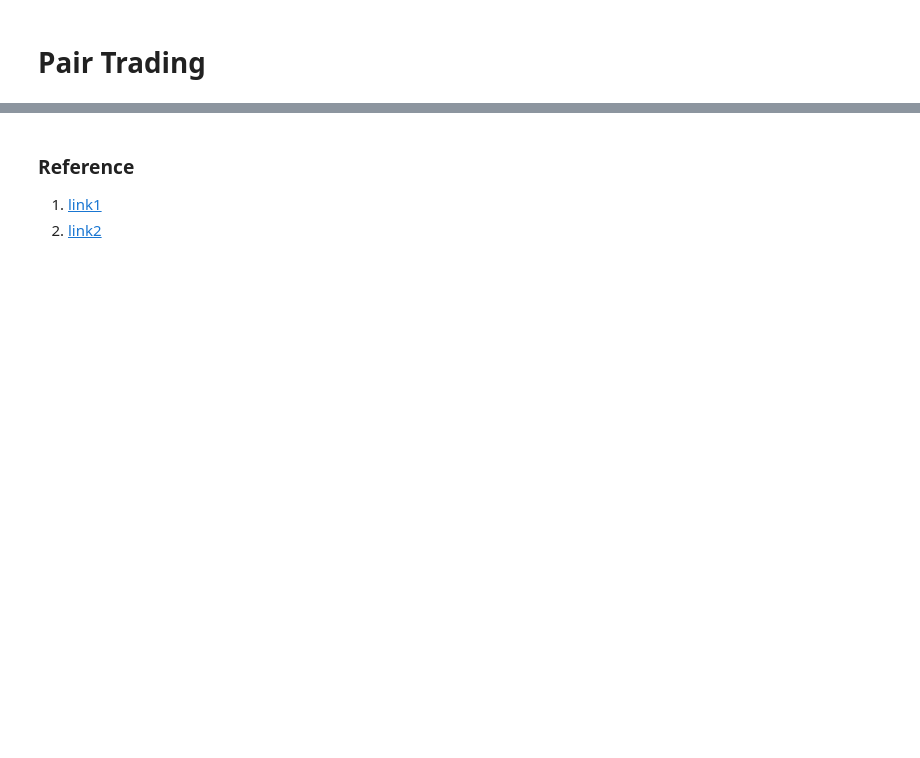
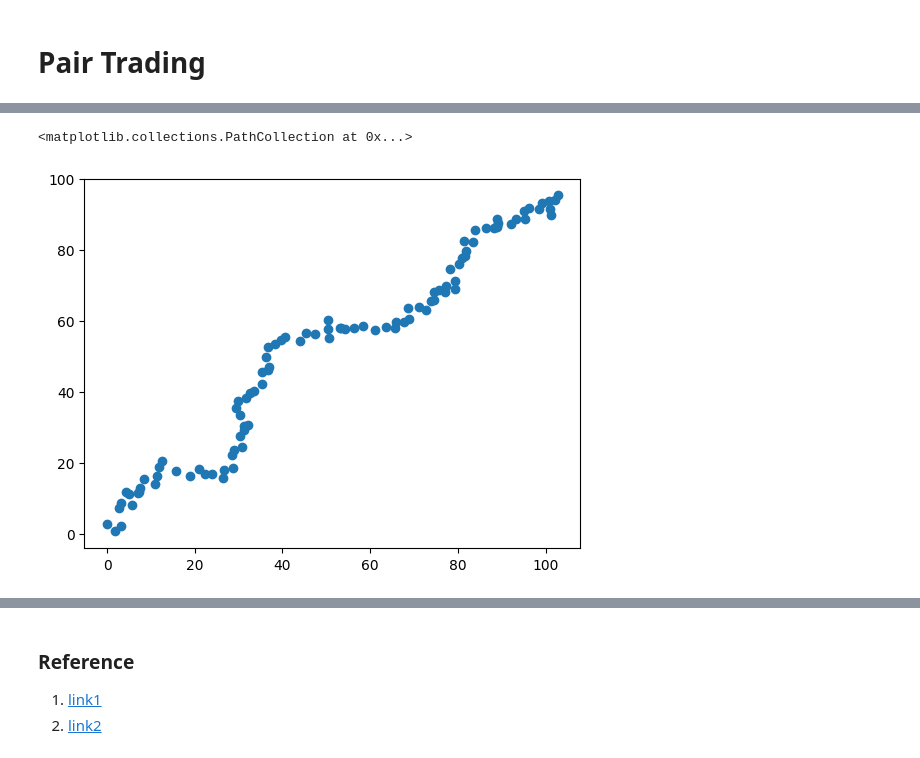
Before and after one commit to Glanceman/Real-Time-Stock-Price-Monitor, a Jupyter notebook: 8.pair trading.ipynb, the cells around one changed output, grey strips where cells are left out. Drawn from its saved outputs; the diff is of its cells as text; code cells hidden in the pictures; blank space fills up the shorter version.

```diff
--- a/8.pair trading.ipynb
+++ b/8.pair trading.ipynb
@@ -99,0 +208,5 @@ from matplotlib import pyplot as plt
+# %%
+plt.scatter(X,Y-X)
+# %% [output]
+<matplotlib.collections.PathCollection at 0x...>
+[figure, added]
```
Also changed, not shown: parts of 28 cells of this notebook.
